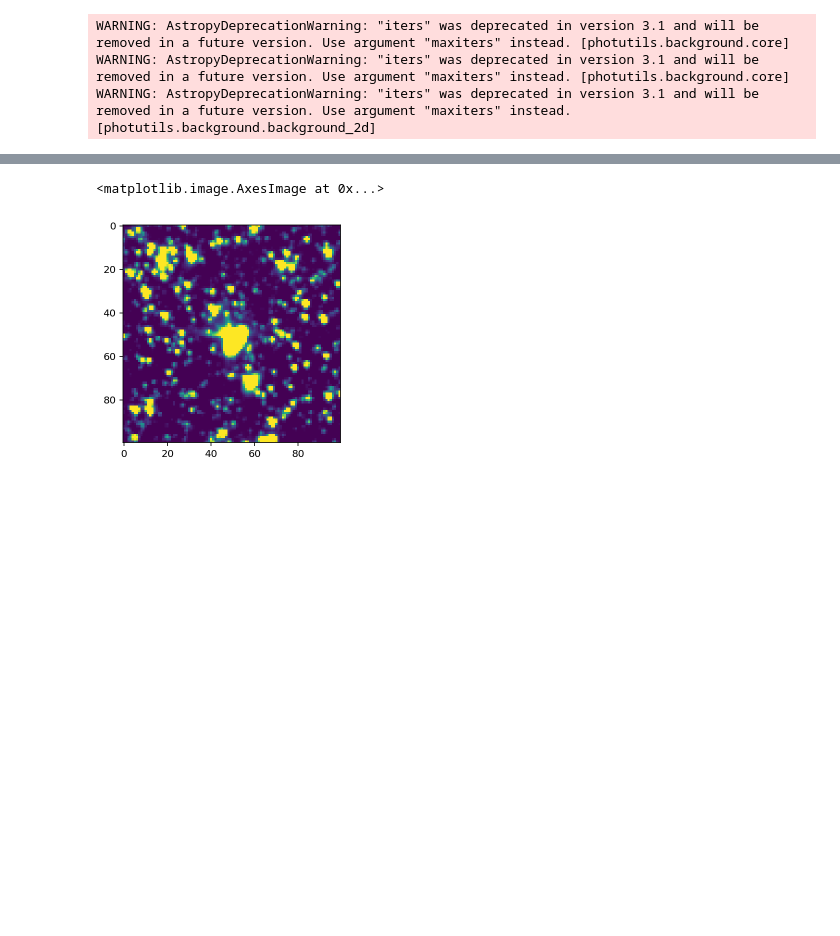
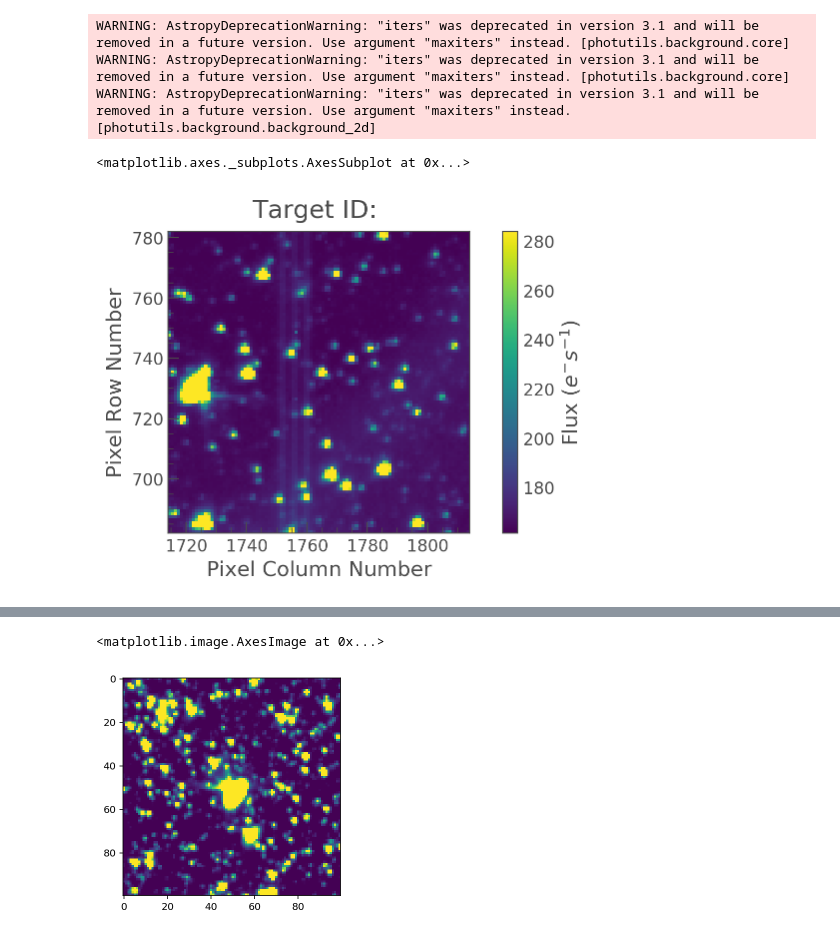
Before and after one commit to christinahedges/cassino, a Jupyter notebook: demo/demo.ipynb, the cells around one changed output, grey strips where cells are left out. Drawn from its saved outputs; the diff is of its cells as text; code cells hidden in the pictures; blank space fills up the shorter version.

```diff
--- a/demo/demo.ipynb
+++ b/demo/demo.ipynb
@@ -18,6 +20,11 @@ from cassino.plotting import movie
 tpf = lk.open('../data/tess-s0003-1-2_30.000000_-15.000000_100x100_astrocut.fits')
 # %%
 bg = BackgroundModel(tpf)
+# %%
+tpf.plot()
+# %% [output]
+<matplotlib.axes._subplots.AxesSubplot at 0x...>
+[figure, added]
 # %%
 bg.compute()
 # %%
```
Also changed, not shown: parts of 2 cells of this notebook, 1 other file.
